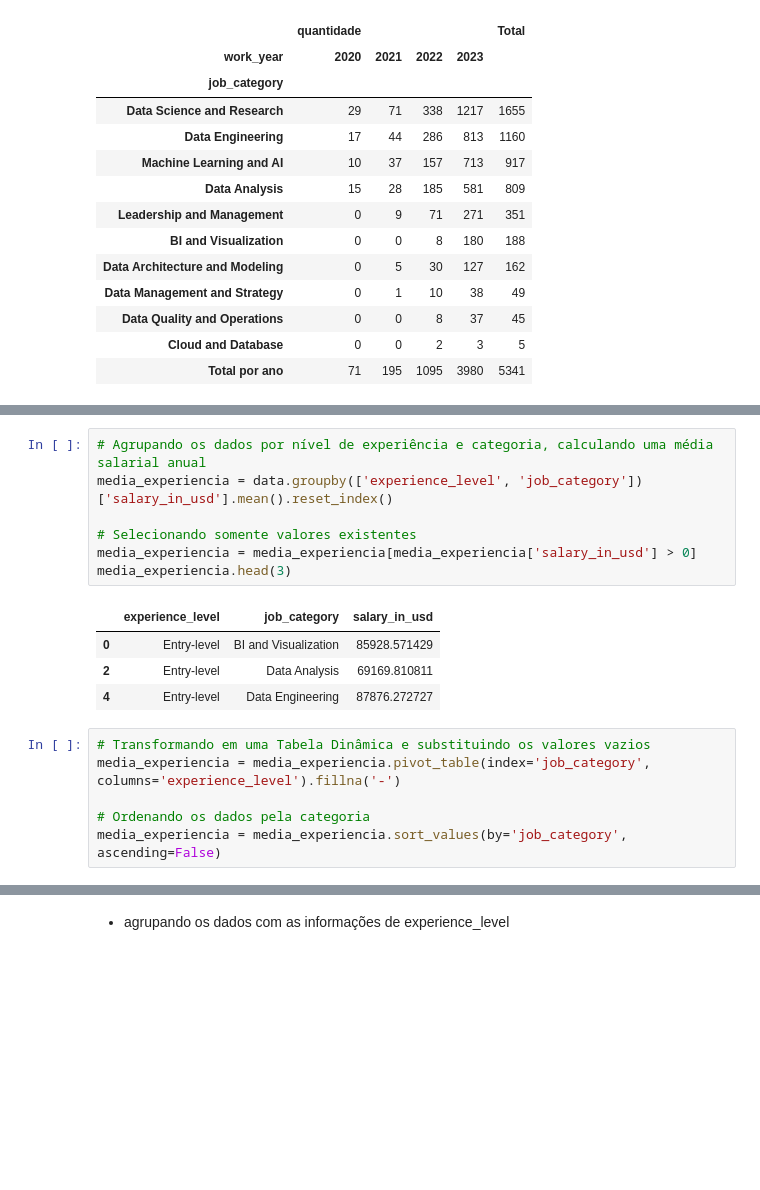
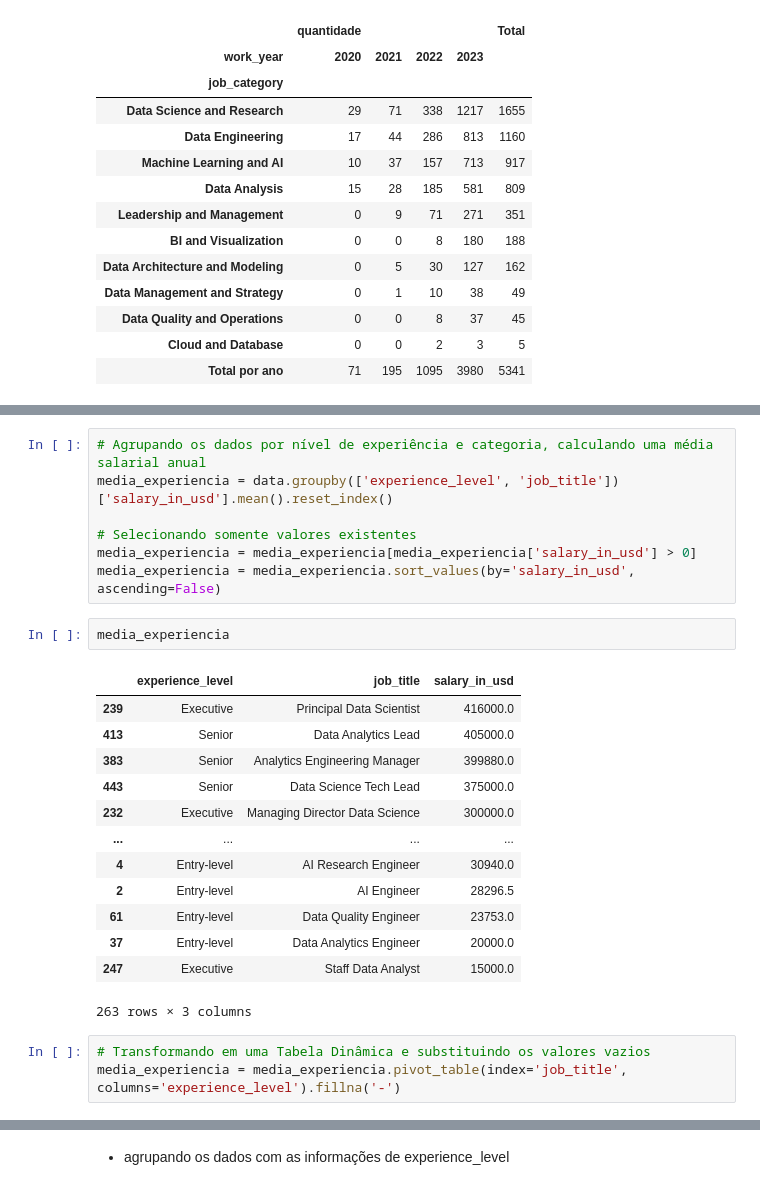
Before and after one commit to ryanrodr/eda-jobs-in-data, a Jupyter notebook: analise_exploratoria.ipynb, the cells around one changed output, grey strips where cells are left out. Cells and saved outputs as stored; diff of their text form; blank space fills up the shorter version.

```diff
--- a/analise_exploratoria.ipynb
+++ b/analise_exploratoria.ipynb
@@ -192,18 +215,26 @@ media_categoria.style.set_properties(**{'text-align': 'center'})
 # %%
 # Agrupando os dados por nível de experiência e categoria, calculando uma média salarial anual
-media_experiencia = data.groupby(['experience_level', 'job_category'])['salary_in_usd'].mean().reset_index()
+media_experiencia = data.groupby(['experience_level', 'job_title'])['salary_in_usd'].mean().reset_index()
 
 # Selecionando somente valores existentes
 media_experiencia = media_experiencia[media_experiencia['salary_in_usd'] > 0]
-media_experiencia.head(3)
+media_experiencia = media_experiencia.sort_values(by='salary_in_usd', ascending=False)
-# %% [output]
-|  | experience_level | job_category | salary_in_usd |
-| 0 | Entry-level | BI and Visualization | 85928.571429 |
-| 2 | Entry-level | Data Analysis | 69169.810811 |
-| 4 | Entry-level | Data Engineering | 87876.272727 |
+# %%
+media_experiencia
+# %% [output]
+|  | experience_level | job_title | salary_in_usd |
+| 239 | Executive | Principal Data Scientist | 416000.0 |
+| 413 | Senior | Data Analytics Lead | 405000.0 |
+| 383 | Senior | Analytics Engineering Manager | 399880.0 |
+| 443 | Senior | Data Science Tech Lead | 375000.0 |
+| 232 | Executive | Managing Director Data Science | 300000.0 |
+| ... | ... | ... | ... |
+| 4 | Entry-level | AI Research Engineer | 30940.0 |
+| 2 | Entry-level | AI Engineer | 28296.5 |
+| 61 | Entry-level | Data Quality Engineer | 23753.0 |
+| 37 | Entry-level | Data Analytics Engineer | 20000.0 |
+| 247 | Executive | Staff Data Analyst | 15000.0 |
+263 rows × 3 columns
 # %%
 # Transformando em uma Tabela Dinâmica e substituindo os valores vazios
-media_experiencia = media_experiencia.pivot_table(index='job_category', columns='experience_level').fillna('-')
-
-# Ordenando os dados pela categoria
-media_experiencia = media_experiencia.sort_values(by='job_category', ascending=False)
+media_experiencia = media_experiencia.pivot_table(index='job_title', columns='experience_level').fillna('-')
```
Also changed, not shown: parts of 21 cells of this notebook, 1 other file.
